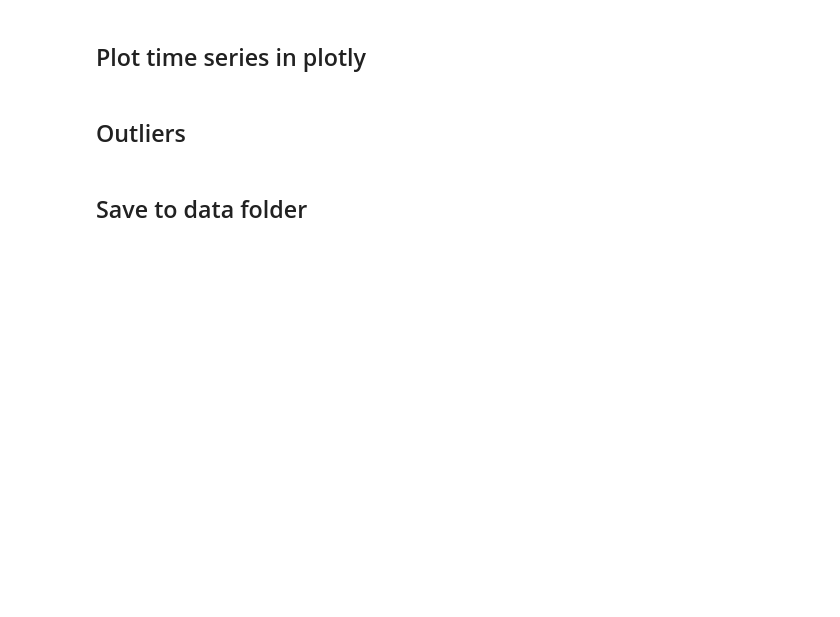
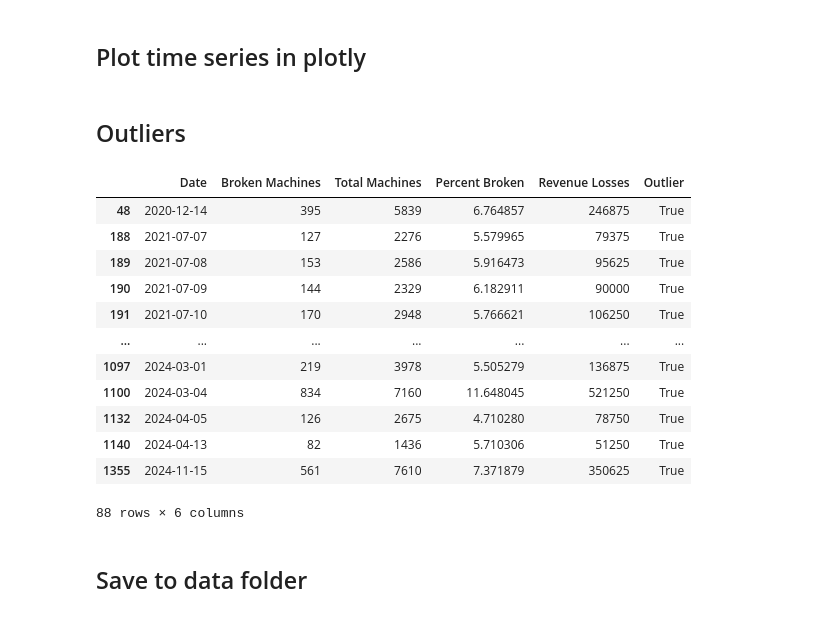
Before and after one commit to ijyliu/mcbroken-forecasting, a Jupyter notebook: Experimental Notebooks/Load and Explore Data.ipynb, the cells around one changed output. Cells and saved outputs as stored; diff of their text form; code cells hidden in the pictures; blank space fills up the shorter version.

Commit message:
outlier tagging

```diff
--- a/Experimental Notebooks/Load and Explore Data.ipynb
+++ b/Experimental Notebooks/Load and Explore Data.ipynb
@@ -125,0 +125,27 @@ fig.show()
+# %%
+# Mark outliers
+# December 14, 2020
+# July 1, 2021 - Jan 1, 2023, any day with under 12,500 machines
+# Jan 2, 2023 - July 1, 2024, any day with under 7,500 machines
+# November 15, 2024
+df['Outlier'] = False
+df.loc[df['Date'] == '2020-12-14', 'Outlier'] = True
+df.loc[(df['Date'] >= '2021-07-01') & (df['Date'] <= '2023-01-01') & (df['Total Machines'] < 12500), 'Outlier'] = True
+df.loc[(df['Date'] >= '2023-01-02') & (df['Date'] <= '2024-07-01') & (df['Total Machines'] < 7500), 'Outlier'] = True
+df.loc[df['Date'] == '2024-11-15', 'Outlier'] = True
+# Print outliers
+df[df['Outlier']]
+# %% [output]
+|  | Date | Broken Machines | Total Machines | Percent Broken | Revenue Losses | Outlier |
+| 48 | 2020-12-14 | 395 | 5839 | 6.764857 | 246875 | True |
+| 188 | 2021-07-07 | 127 | 2276 | 5.579965 | 79375 | True |
+| 189 | 2021-07-08 | 153 | 2586 | 5.916473 | 95625 | True |
+| 190 | 2021-07-09 | 144 | 2329 | 6.182911 | 90000 | True |
+| 191 | 2021-07-10 | 170 | 2948 | 5.766621 | 106250 | True |
+| ... | ... | ... | ... | ... | ... | ... |
+| 1097 | 2024-03-01 | 219 | 3978 | 5.505279 | 136875 | True |
+| 1100 | 2024-03-04 | 834 | 7160 | 11.648045 | 521250 | True |
+| 1132 | 2024-04-05 | 126 | 2675 | 4.710280 | 78750 | True |
+| 1140 | 2024-04-13 | 82 | 1436 | 5.710306 | 51250 | True |
+| 1355 | 2024-11-15 | 561 | 7610 | 7.371879 | 350625 | True |
+88 rows × 6 columns
```
Also changed, not shown: parts of 4 cells of this notebook, 1 other file.
